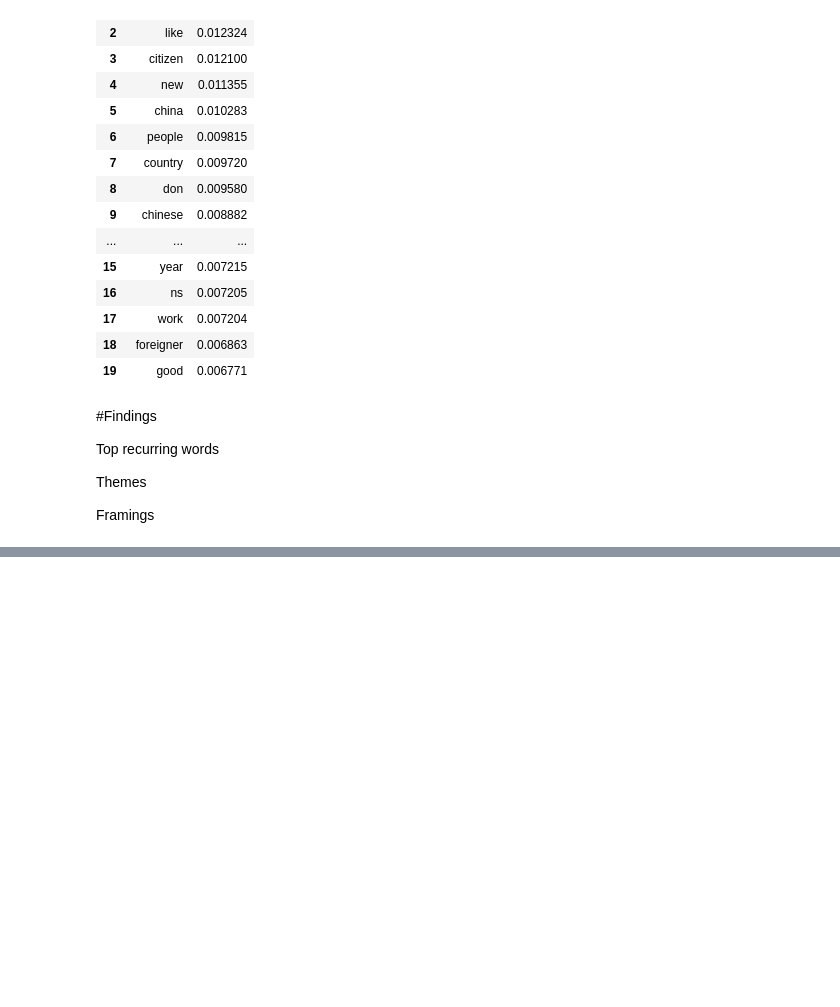
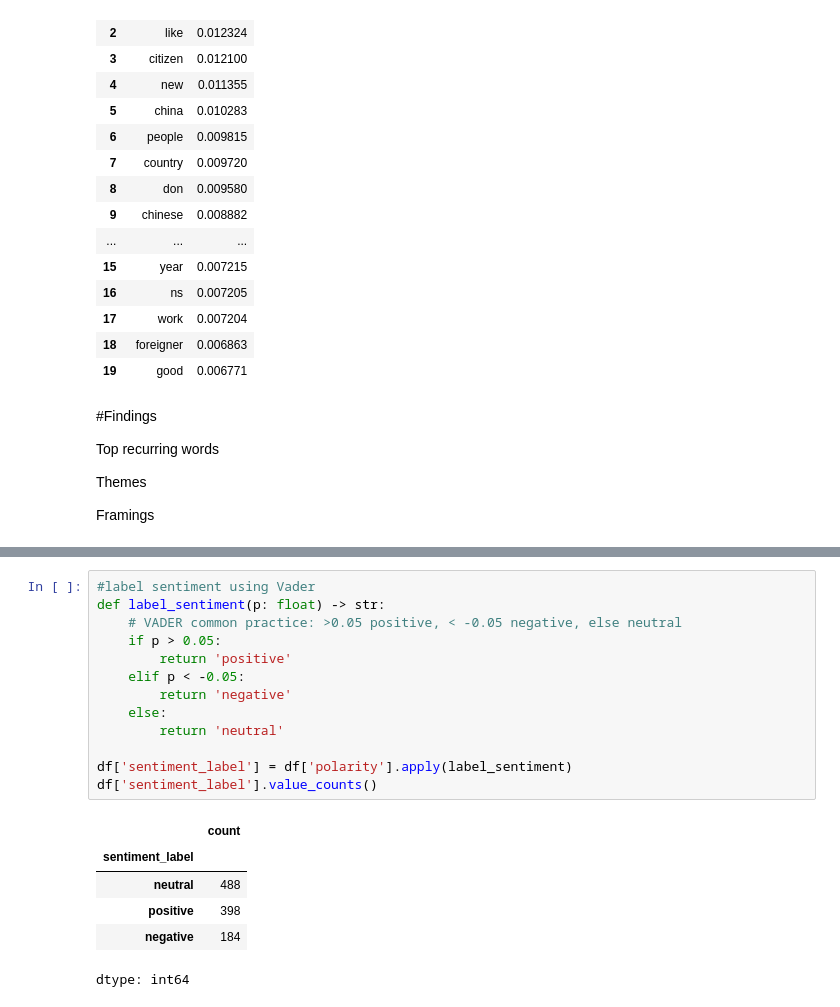
Before and after one commit to Keith-LJY001/NMC5342_A0234542L, a Jupyter notebook: NMC5342_A0234542L.ipynb, the cells around one changed output, grey strips where cells are left out. Drawn from its saved outputs; the diff is of its cells as text; blank space fills up the shorter version.

```diff
--- a/NMC5342_A0234542L.ipynb
+++ b/NMC5342_A0234542L.ipynb
@@ -567,0 +610,20 @@ print(f"Total mentions of 'India' or 'Indian': {int(total_mentions)}")
+# %%
+#label sentiment using Vader
+def label_sentiment(p: float) -> str:
+    # VADER common practice: >0.05 positive, < -0.05 negative, else neutral
+    if p > 0.05:
+        return 'positive'
+    elif p < -0.05:
+        return 'negative'
+    else:
+        return 'neutral'
+
+df['sentiment_label'] = df['polarity'].apply(label_sentiment)
+df['sentiment_label'].value_counts()
+# %% [output]
+|  | count |
+| sentiment_label |  |
+| neutral | 488 |
+| positive | 398 |
+| negative | 184 |
+dtype: int64
```
Also changed, not shown: parts of 25 cells of this notebook.
